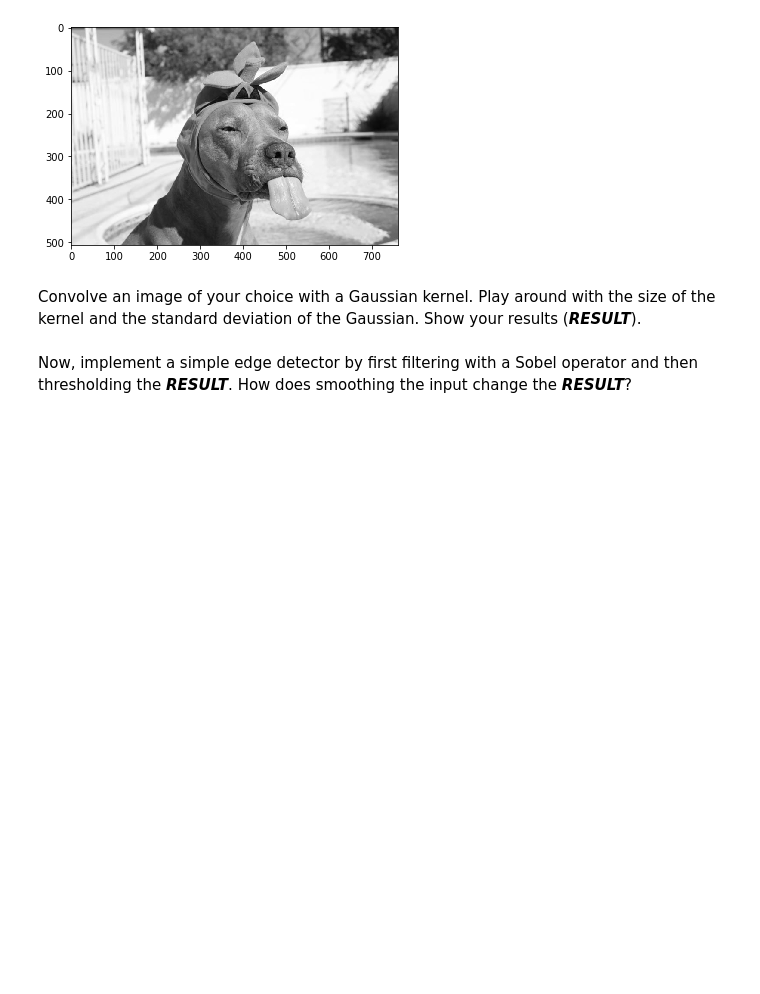
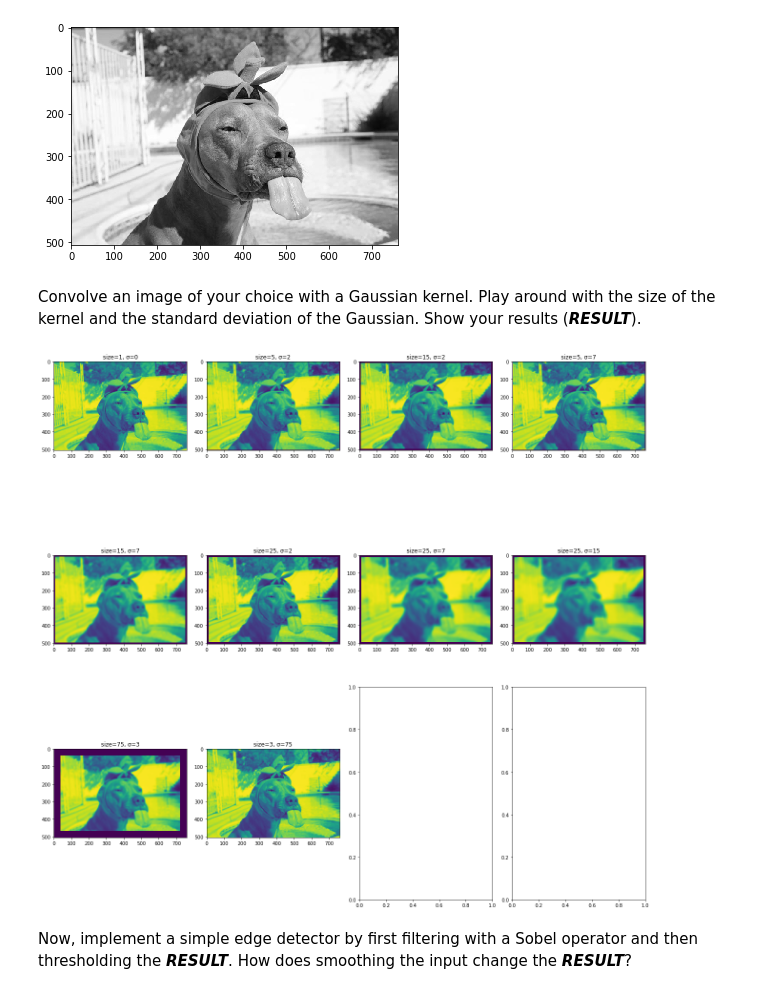
Before and after one commit to jneuendorf/cv1920_assignments, a Jupyter notebook: 02_convolution_canny.ipynb, the cells around one changed output. Drawn from its saved outputs; the diff is of its cells as text; code cells hidden in the pictures; blank space fills up the shorter version.

```diff
--- a/02_convolution_canny.ipynb
+++ b/02_convolution_canny.ipynb
@@ -61,6 +54,53 @@ plt.imshow(image, cmap='gray')
 [figure]
 # %% [markdown]
 Convolve an image of your choice with a Gaussian kernel. Play around with the size of the kernel and the standard deviation of the Gaussian. Show your results (***RESULT***).
+# %%
+import numpy as np
+from scipy import signal
+
+
+def gaussian_kernel(size, standard_deviation):
+    """Returns a 2D Gaussian kernel array."""
+    gkern1d = signal.gaussian(size, std=standard_deviation).reshape(size, 1)
+    gkern2d = np.outer(gkern1d, gkern1d)
+    return gkern2d
+
+
+kernels = (
+    # No-op for comparison.
+    dict(size=1, standard_deviation=0),
+    # Actually blurring kernels.
+    dict(size=5, standard_deviation=2),
+    dict(size=15, standard_deviation=2),
+    dict(size=5, standard_deviation=7),
+    dict(size=15, standard_deviation=7),
+    dict(size=25, standard_deviation=2),
+    dict(size=25, standard_deviation=7),
+    dict(size=25, standard_deviation=15),
+    # extremes
+    dict(size=75, standard_deviation=3),
+    dict(size=3, standard_deviation=75),
+)
+
+
+
+convoluted_images = [
+    conv2d(image, gaussian_kernel(**kernel))
+    for kernel in kernels
+]
+
+fig = io.imshow_collection(convoluted_images)
+fig.set_figheight(18)
+fig.set_figwidth(18)
+fig.tight_layout()
+for i, ax in enumerate(fig.axes):
+    try:
+        kernel = kernels[i]
+        ax.set_title(f'size={kernel["size"]}, σ={kernel["standard_deviation"]}')
+    except IndexError:
+        pass
+# %% [output]
+[figure, added]
 # %% [markdown]
 Now, implement a simple edge detector by first filtering with a Sobel operator and then thresholding the ***RESULT***. How does smoothing the input change the ***RESULT***?
 # %% [markdown]
```
Also changed, not shown: parts of 1 cell of this notebook.
